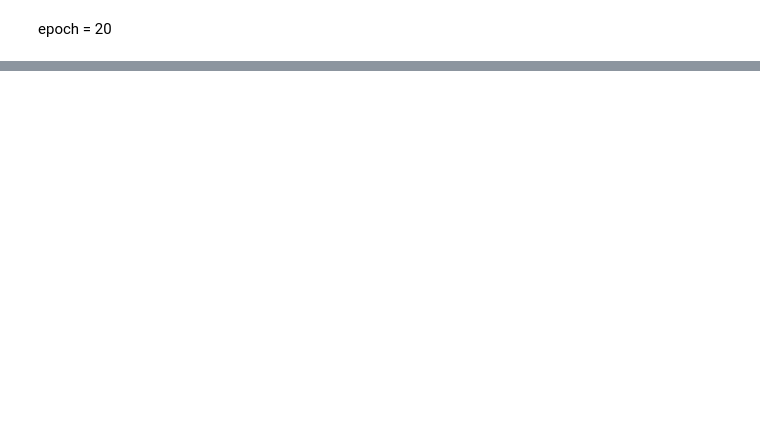
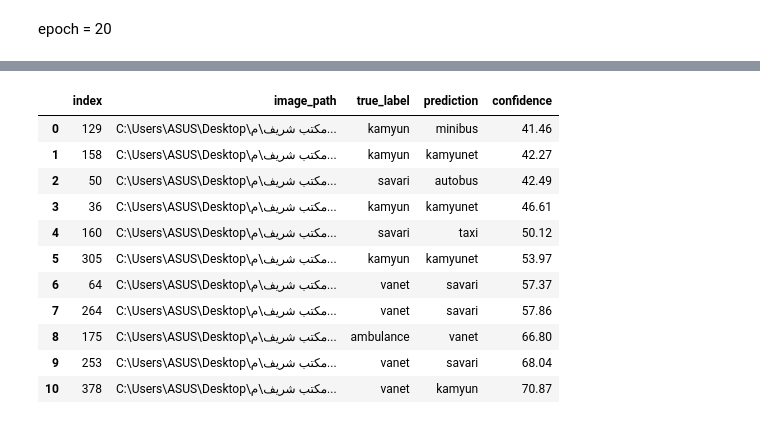
Before and after one commit to fashokouhi/Traffic-Vehicle-Classification-project-2, a Jupyter notebook: notebooks/model_training.ipynb, the cells around one changed output, grey strips where cells are left out. Saved outputs shown, nothing was run; the diff lists cells and outputs as text; code cells hidden in the pictures; blank space fills up the shorter version.

```diff
--- a/notebooks/model_training.ipynb
+++ b/notebooks/model_training.ipynb
@@ -2541,0 +6173,21 @@ Epoch [20/20] Train Loss: 0.0148 | Val Loss: 0.1855 | Val Accuracy: 95.58%
+# %%
+best_model_norm_aug = models.resnet18(
+    weights=None
+)
+
+best_model_norm_aug.fc = nn.Linear(
+    best_model_norm_aug.fc.in_features,
+    8
+)
+
+best_model_norm_aug.load_state_dict(
+    torch.load(
+         "../models/resnet18_layer3_layer4_norm_aug_best.pth",
+        map_location=device
+    )
+)
+
+best_model_norm_aug = best_model_norm_aug.to(device)
+
+print("Best validation accuracy:", best_val_accuracy_norm_aug)
+print("Checkpoint loaded successfully.")
@@ -2541,0 +6551,22 @@ Epoch [20/20] Train Loss: 0.0148 | Val Loss: 0.1855 | Val Accuracy: 95.58%
+# %%
+# Sort misclassified samples by confidence
+
+misclassified_sorted = misclassified_df.sort_values(
+    by="confidence",
+    ascending=True
+).reset_index(drop=True)
+
+display(misclassified_sorted)
+# %% [output]
+|  | index | image_path | true_label | prediction | confidence |
+| 0 | 129 | C:\Users\ASUS\Desktop\مکتب شریف\م... | kamyun | minibus | 41.46 |
+| 1 | 158 | C:\Users\ASUS\Desktop\مکتب شریف\م... | kamyun | kamyunet | 42.27 |
+| 2 | 50 | C:\Users\ASUS\Desktop\مکتب شریف\م... | savari | autobus | 42.49 |
+| 3 | 36 | C:\Users\ASUS\Desktop\مکتب شریف\م... | kamyun | kamyunet | 46.61 |
+| 4 | 160 | C:\Users\ASUS\Desktop\مکتب شریف\م... | savari | taxi | 50.12 |
+| 5 | 305 | C:\Users\ASUS\Desktop\مکتب شریف\م... | kamyun | kamyunet | 53.97 |
+| 6 | 64 | C:\Users\ASUS\Desktop\مکتب شریف\م... | vanet | savari | 57.37 |
+| 7 | 264 | C:\Users\ASUS\Desktop\مکتب شریف\م... | vanet | savari | 57.86 |
+| 8 | 175 | C:\Users\ASUS\Desktop\مکتب شریف\م... | ambulance | vanet | 66.80 |
+| 9 | 253 | C:\Users\ASUS\Desktop\مکتب شریف\م... | vanet | savari | 68.04 |
+| 10 | 378 | C:\Users\ASUS\Desktop\مکتب شریف\م... | vanet | kamyun | 70.87 |
```
Also changed, not shown: parts of 140 cells of this notebook, 12 other files.
